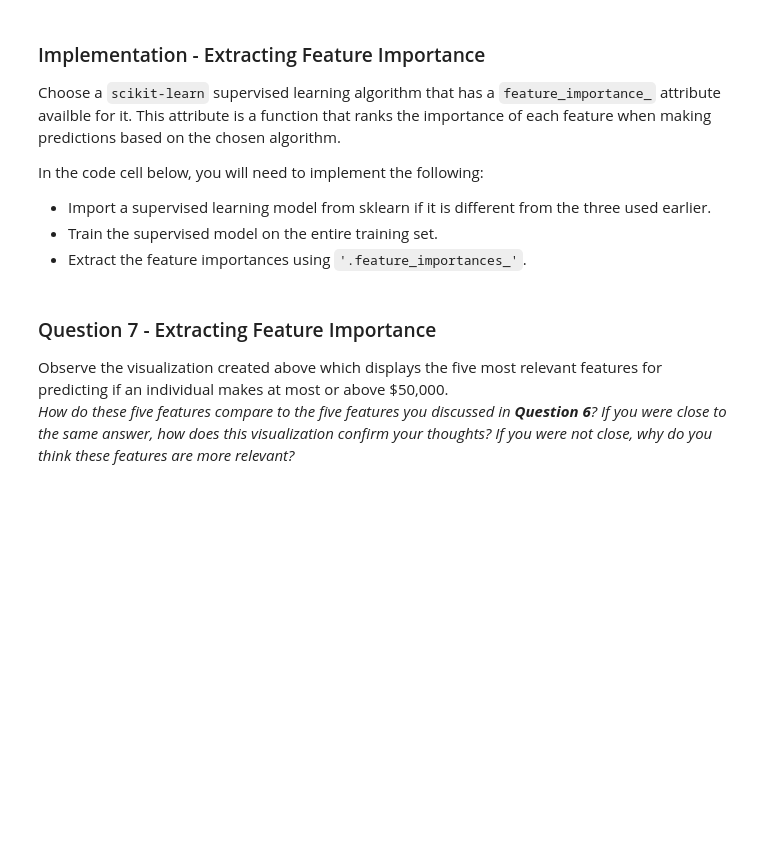
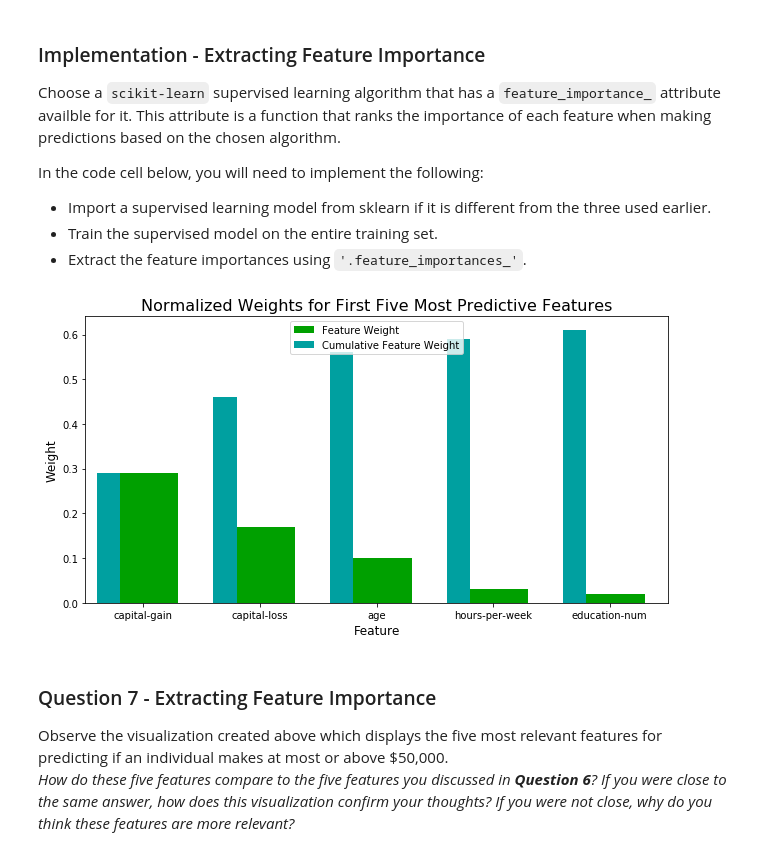
Before and after one commit to paulfoley/Udacity_Nanodegree-Machine_Learning, a Jupyter notebook: projects/finding_donors/finding_donors.ipynb, the cells around one changed output. Drawn from its saved outputs; the diff is of its cells as text; code cells hidden in the pictures; blank space fills up the shorter version.

```diff
--- a/projects/finding_donors/finding_donors.ipynb
+++ b/projects/finding_donors/finding_donors.ipynb
@@ -437,12 +485,14 @@ In the code cell below, you will need to implement the following:
 # %%
 # Train the supervised model on the training set
 model = AdaBoostClassifier(n_estimators=100).fit(X_train, y_train)
 
 # Extract the feature importances
-importances = model.feature_importances
+importances = model.feature_importances_
 
 # Plot
 vs.feature_plot(importances, X_train, y_train)
+# %% [output]
+[figure, added]
 # %% [markdown]
 ### Question 7 - Extracting Feature Importance
 
```
Also changed, not shown: parts of 16 cells of this notebook.
